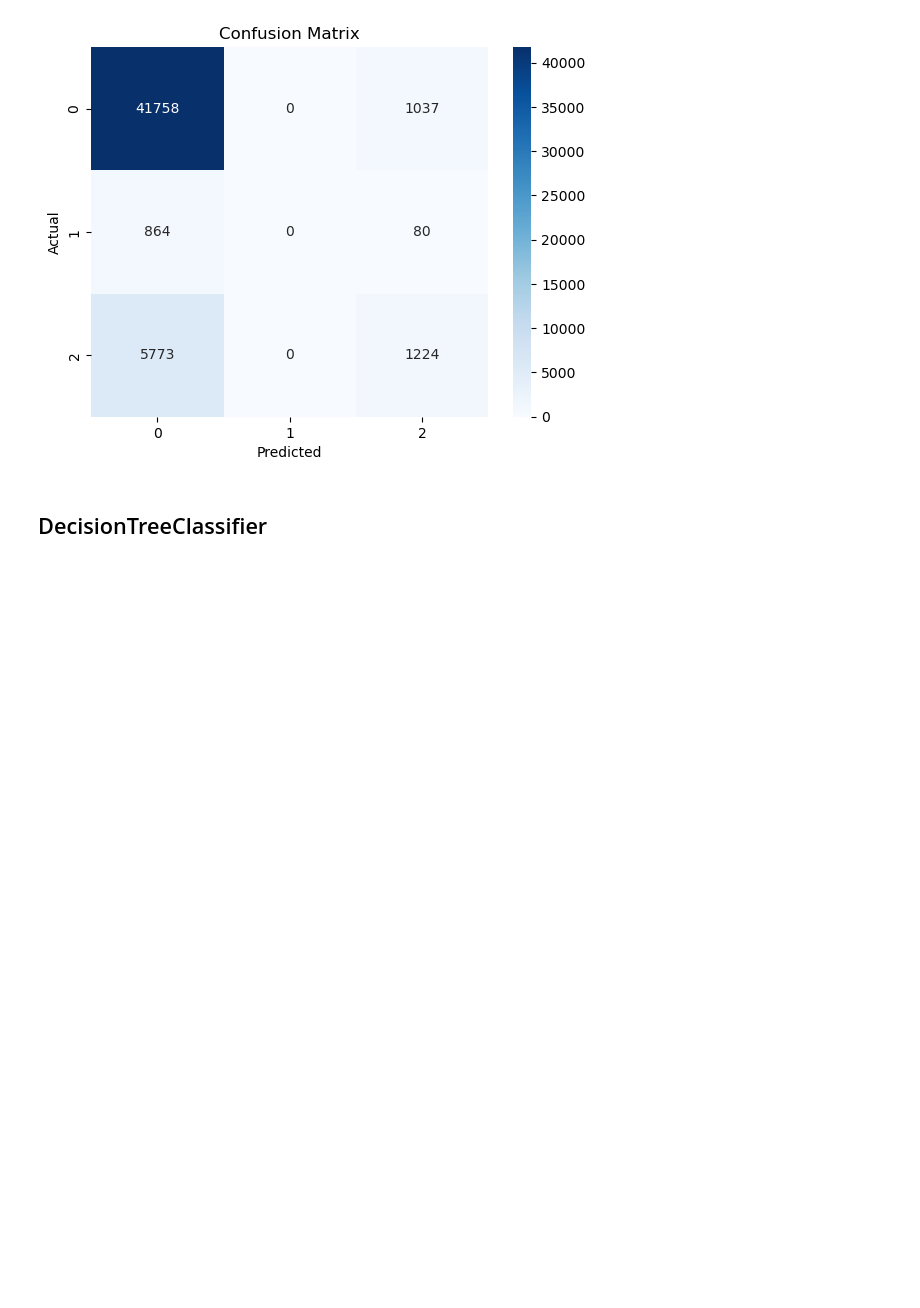
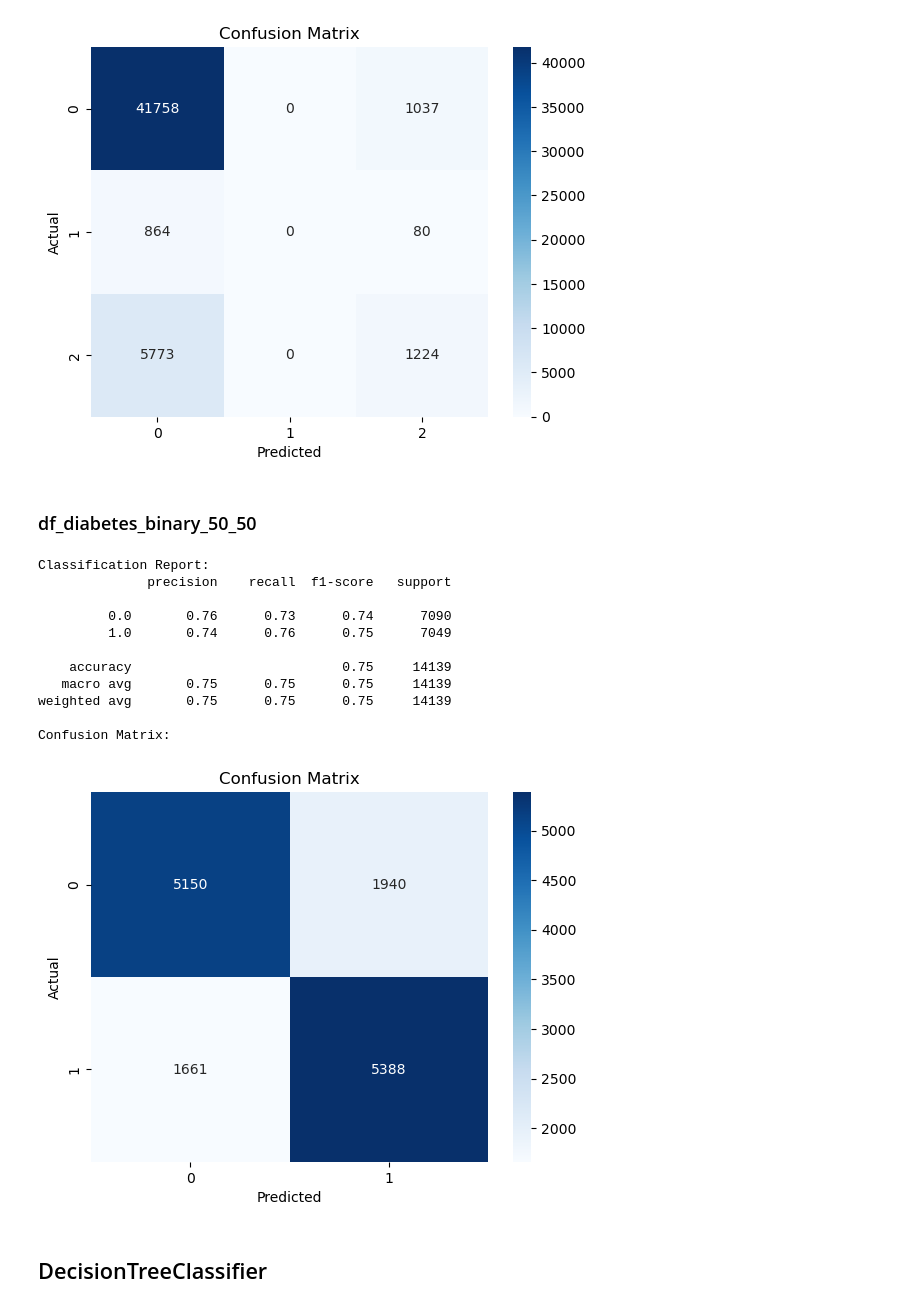
Before and after one commit to DataScience-DHBWKA/Gruppe3-DataExploration, a Jupyter notebook: data_exploration.ipynb, the cells around one changed output. Drawn from its saved outputs; the diff is of its cells as text; code cells hidden in the pictures; blank space fills up the shorter version.

Commit message:
Modelle trainiert

```diff
--- a/data_exploration.ipynb
+++ b/data_exploration.ipynb
@@ -296,6 +298,43 @@ Please also refer to the documentation for alternative solver options:
     https://scikit-learn.org/stable/modules/linear_model.html#logistic-regression
   n_iter_i = _check_optimize_result(
 [figure]
+# %% [markdown]
+### df_diabetes_binary_50_50
+# %%
+# Initialize the Logistic Regression model
+log_reg_50_50 = LogisticRegression(max_iter=1000, random_state=42)
+
+# Train the model
+log_reg_50_50.fit(X_train_50_50, y_train_50_50)
+
+# Make predictions on the test set
+y_pred_log_reg_50_50 = log_reg_50_50.predict(X_test_50_50)
+
+# Evaluate the model
+# Display the classification report
+print("Classification Report:")
+print(classification_report(y_test_50_50, y_pred_log_reg_50_50))
+
+# Display the confusion matrix
+print("Confusion Matrix:")
+sns.heatmap(confusion_matrix(y_test_50_50, y_pred_log_reg_50_50), annot=True, fmt='d', cmap='Blues')
+plt.xlabel('Predicted')
+plt.ylabel('Actual')
+plt.title('Confusion Matrix')
+plt.show()
+# %% [output]
+Classification Report:
+              precision    recall  f1-score   support
+
+         0.0       0.76      0.73      0.74      7090
+         1.0       0.74      0.76      0.75      7049
+
+    accuracy                           0.75     14139
+   macro avg       0.75      0.75      0.75     14139
+weighted avg       0.75      0.75      0.75     14139
+
+Confusion Matrix:
+[figure, added]
 # %% [markdown]
 ## DecisionTreeClassifier
 # %% [markdown]
```
Also changed, not shown: parts of 9 cells of this notebook.
